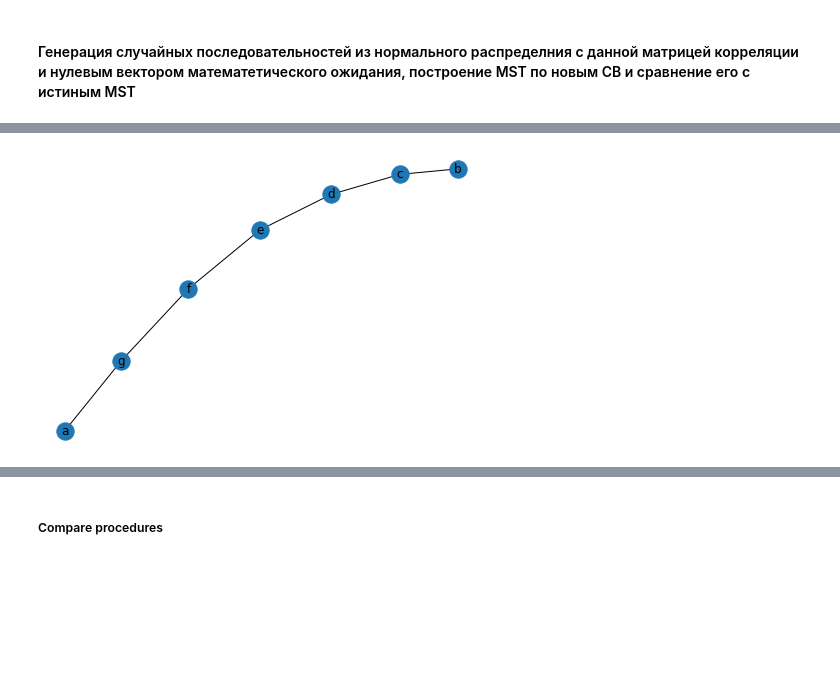
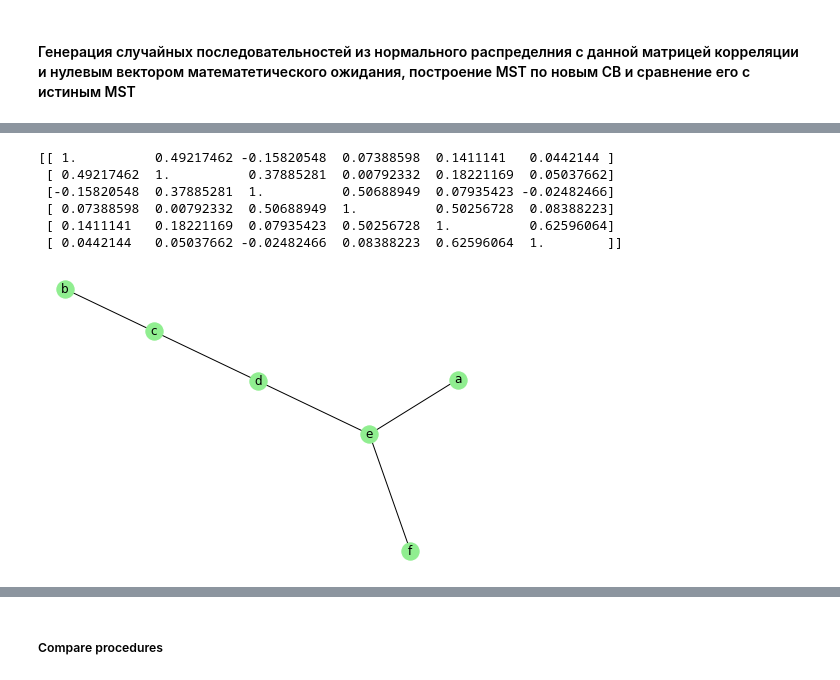
Before and after one commit to kislN/SignProcedure, a Jupyter notebook: main_rand_values.ipynb, the cells around one changed output, grey strips where cells are left out. Cells and saved outputs as stored; diff of their text form; code cells hidden in the pictures; blank space fills up the shorter version.

```diff
--- a/main_rand_values.ipynb
+++ b/main_rand_values.ipynb
@@ -208,19 +208,14 @@ observ = 1000, same = 1.0
 # %% [markdown]
 #### Генерация случайных последовательностей из нормального распределния с данной матрицей корреляции и нулевым вектором математетического ожидания, построение MST по новым СВ и сравнение его с истиным MST
 # %%
-stcks = ['a', 'b', 'c', 'd', 'e', 'f', 'g']
-corr = [[1, 0, 0, 0, 0, 0, 0],\
-        [0, 1, 0, 0, 0, 0, 0],\
-        [0, 0, 1, 0, 0, 0, 0],\
-        [0, 0, 0, 1, 0, 0, 0],\
-        [0, 0, 0, 0, 1, 0, 0],\
-        [0, 0, 0, 0, 0, 1, 0],\
-        [0, 0, 0, 0, 0, 0, 1]]
+stcks = ['a', 'b', 'c', 'd', 'e', 'f']
+corr = [[1, 0.5, 0, 0, 0, 0],\
+        [0.5, 1, 0.5, 0, 0, 0],\
+        [0, 0.5, 1, 0.5, 0, 0],\
+        [0, 0, 0.5, 1, 0.5, 0],\
+        [0, 0, 0, 0.5, 1, 0.5],\
+        [0, 0, 0, 0, 0.5, 1]]
 
-ref_MST1 = create_Kruskal_MST(corr, stcks)
-
-ref_MST2 = create_Prima_MST(corr, stcks)
-
-print(sorted(ref_MST1.degree) == sorted(ref_MST2.degree))
-nx.draw(ref_MST2, with_labels=True)
+corr = np.corrcoef(get_norm_seq(corr, 1000))
+corr
 # %% [output]
@@ -229,8 +244,16 @@ True
 # %%
 new_rets = get_norm_seq(corr, 100)
 new_inds = get_inds_matrix(new_rets)
 
-G = create_hypot_MST(new_inds, stcks, 0.1)
-nx.draw(G, with_labels=True)
+print(np.corrcoef(new_rets))
+
+G = create_Prim_hypot_MST(new_inds, stcks, 0.1)
+nx.draw(G, with_labels=True, node_color='lightgreen')
 # %% [output]
+[[ 1.          0.49217462 -0.15820548  0.07388598  0.1411141   0.0442144 ]
+ [ 0.49217462  1.          0.37885281  0.00792332  0.18221169  0.05037662]
+ [-0.15820548  0.37885281  1.          0.50688949  0.07935423 -0.02482466]
+ [ 0.07388598  0.00792332  0.50688949  1.          0.50256728  0.08388223]
+ [ 0.1411141   0.18221169  0.07935423  0.50256728  1.          0.62596064]
+ [ 0.0442144   0.05037662 -0.02482466  0.08388223  0.62596064  1.        ]]
-[figure, old version]
+[figure, new version]
```
Also changed, not shown: parts of 17 cells of this notebook, 3 other files.
